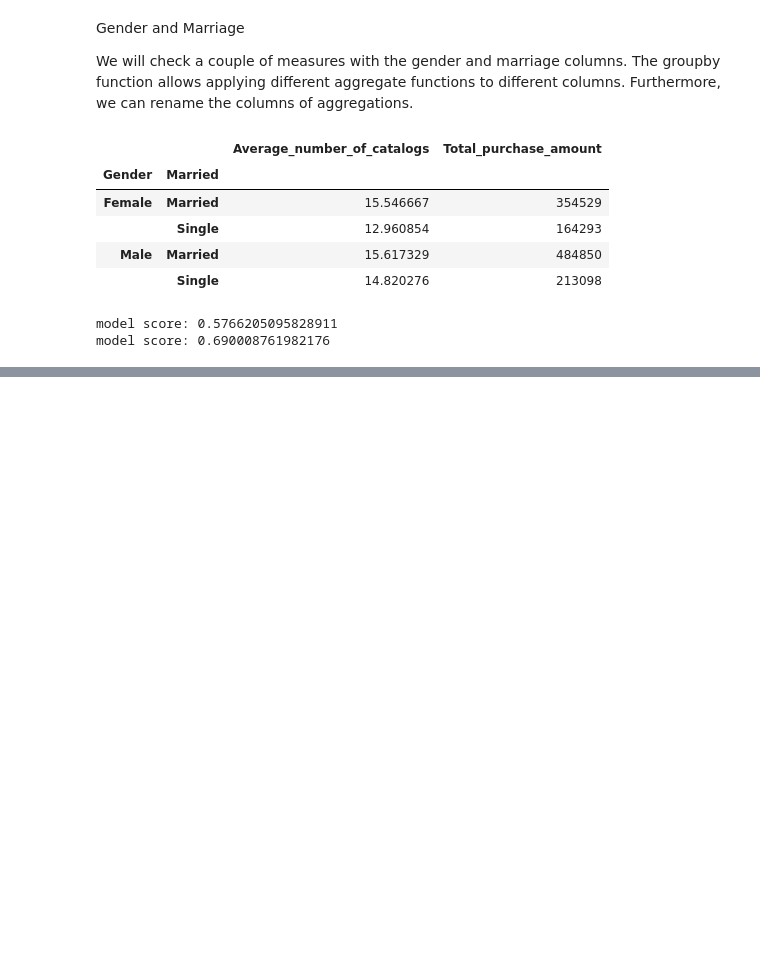
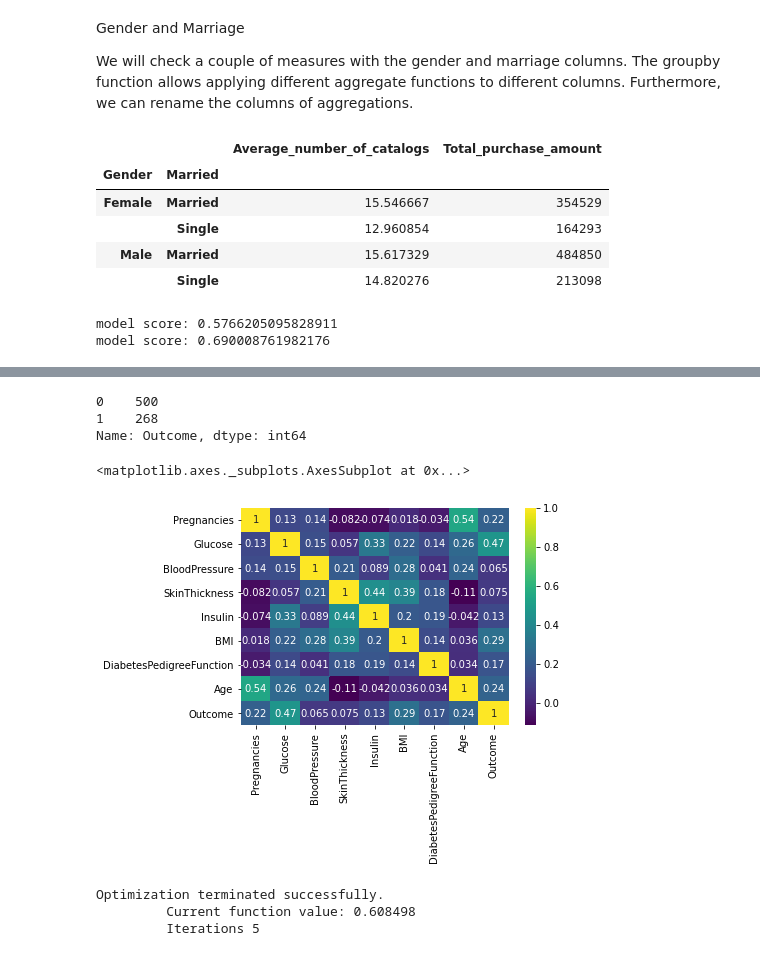
Before and after one commit to gonzalo71/TestGit, a Jupyter notebook: Eda_marketing.ipynb, the cells around one changed output, grey strips where cells are left out. Cells and saved outputs as stored; diff of their text form; code cells hidden in the pictures; blank space fills up the shorter version.

```diff
--- a/Eda_marketing.ipynb
+++ b/Eda_marketing.ipynb
@@ -456,0 +459,4 @@ def prepocesado_num(X_train,y_train):
+# %%
+url = r"C:\Users\gonza\OneDrive\Documentos\datascience-thebridge-master\ejercicios gonzalo\DATA\Pima Indians Diabetes Database\diabetes.csv"
+df = pd.read_csv(url)
+df.head(3)
@@ -456,0 +468,12 @@ def prepocesado_num(X_train,y_train):
+# %%
+# no esta balanceada
+df.Outcome.value_counts()
+# %% [output]
+0    500
+1    268
+Name: Outcome, dtype: int64
+# %%
+sns.heatmap(df.corr(),annot=True,cmap="viridis")
+# %% [output]
+<matplotlib.axes._subplots.AxesSubplot at 0x...>
+[figure, added]
@@ -456,0 +483,8 @@ def prepocesado_num(X_train,y_train):
+# %%
+import statsmodels.api as sm
+logic_model = sm.Logit(y,X)
+result = logic_model.fit()
+# %% [output]
+Optimization terminated successfully.
+         Current function value: 0.608498
+         Iterations 5
```
Also changed, not shown: parts of 16 cells of this notebook, 1 other file.
